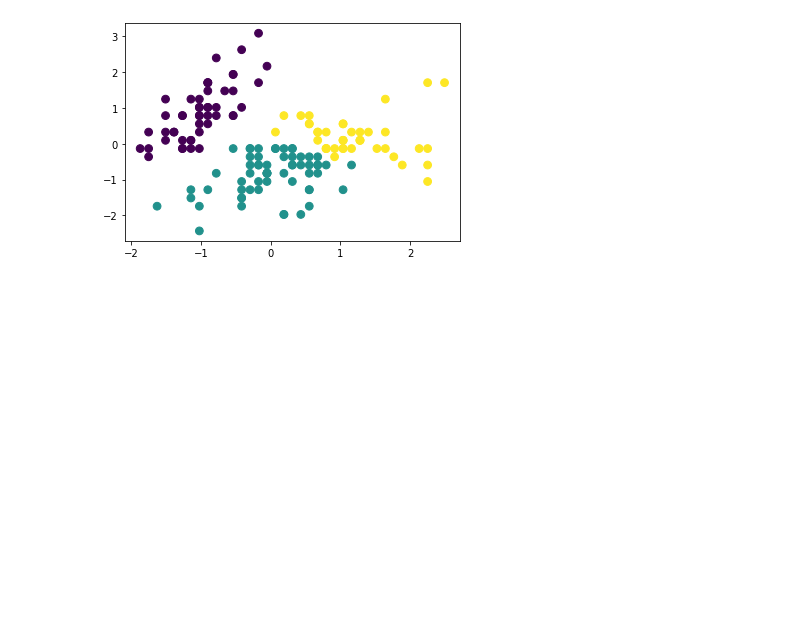
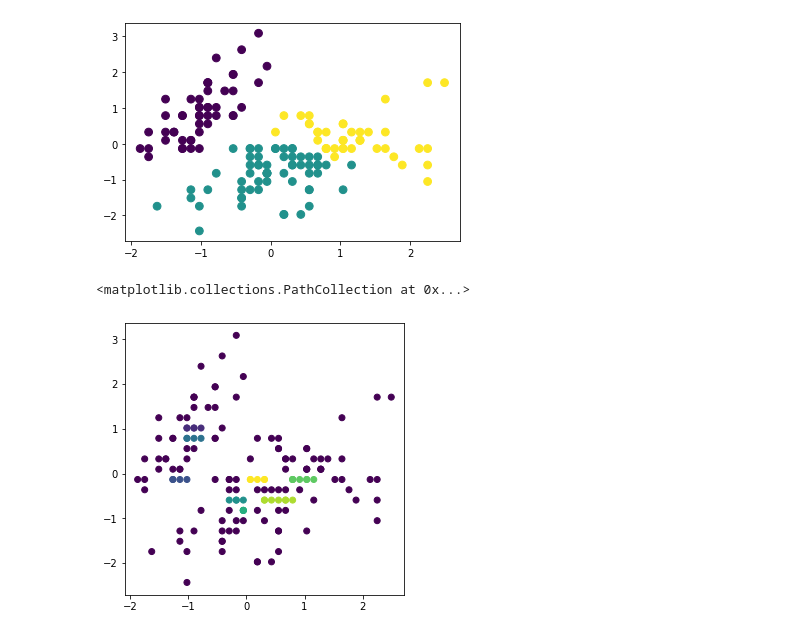
Before and after one commit to SergeyChernyaev/Python-Homeworks, a Jupyter notebook: STPY-39/Homeworks/05_Homework (classification&clasterization)/05Homework_black.ipynb, the cells around one changed output. Saved outputs shown, nothing was run; the diff lists cells and outputs as text; code cells hidden in the pictures; blank space fills up the shorter version.

```diff
--- a/STPY-39/Homeworks/05_Homework (classification&clasterization)/05Homework_black.ipynb
+++ b/STPY-39/Homeworks/05_Homework (classification&clasterization)/05Homework_black.ipynb
@@ -496,3 +496,14 @@ plt.scatter(X_scaled[:, 0], X_scaled[:, 1], c=clusters, s=60)
 # %% [output]
 <matplotlib.collections.PathCollection at 0x...>
 [figure]
+# %%
+# DBSCAN Clustering
+plt.rcParams['figure.figsize'] = [5,5]
+
+from sklearn.cluster import DBSCAN
+db = DBSCAN(eps=0.18, min_samples=4)
+# Plotting the clusters
+plt.scatter(x= X_scaled[:,0], y= X_scaled[:,1], c=db.fit_predict(X_scaled))
+# %% [output]
+<matplotlib.collections.PathCollection at 0x...>
+[figure, added]
```
Also changed, not shown: parts of 1 cell of this notebook, 2 other files.
